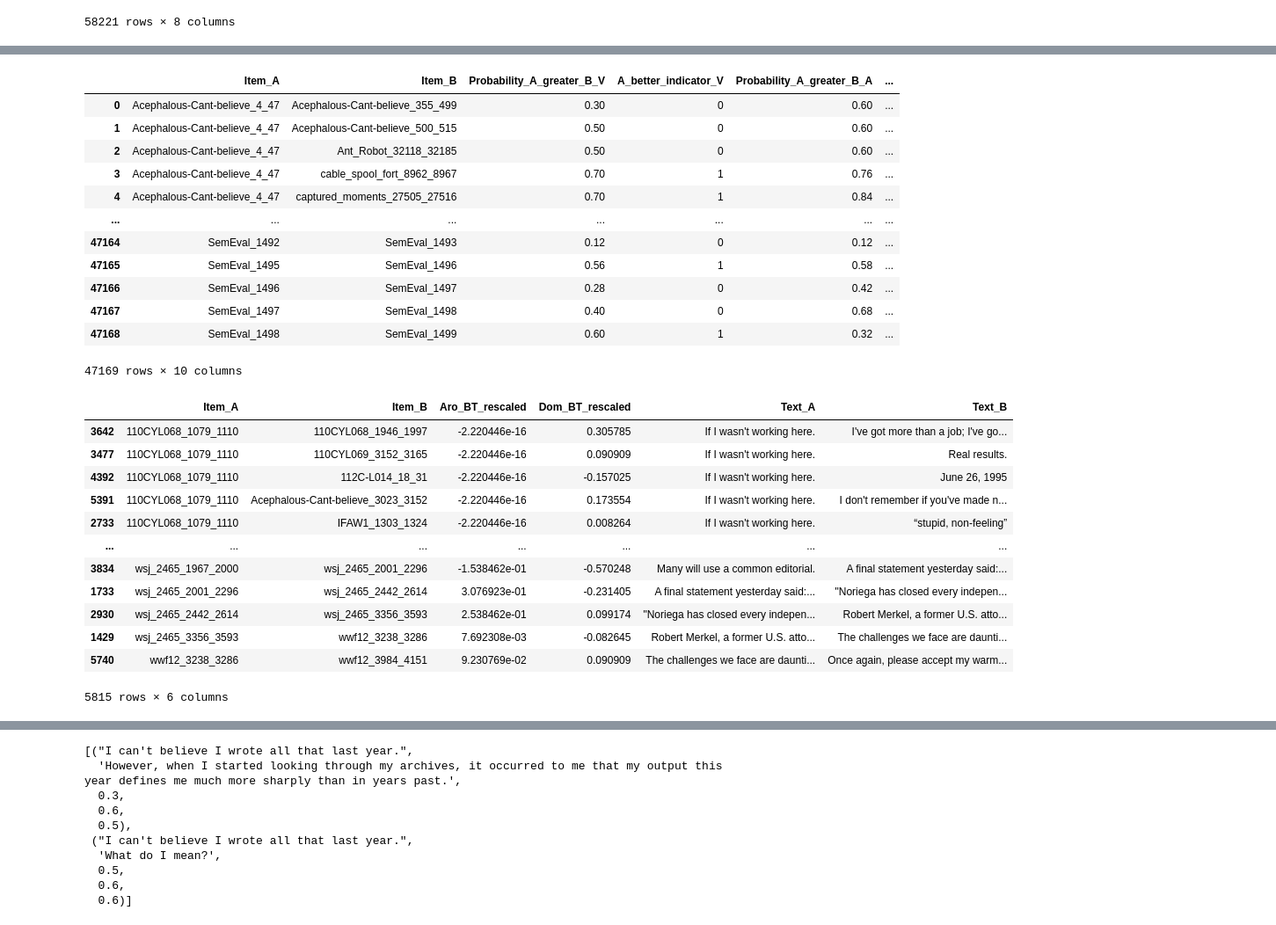
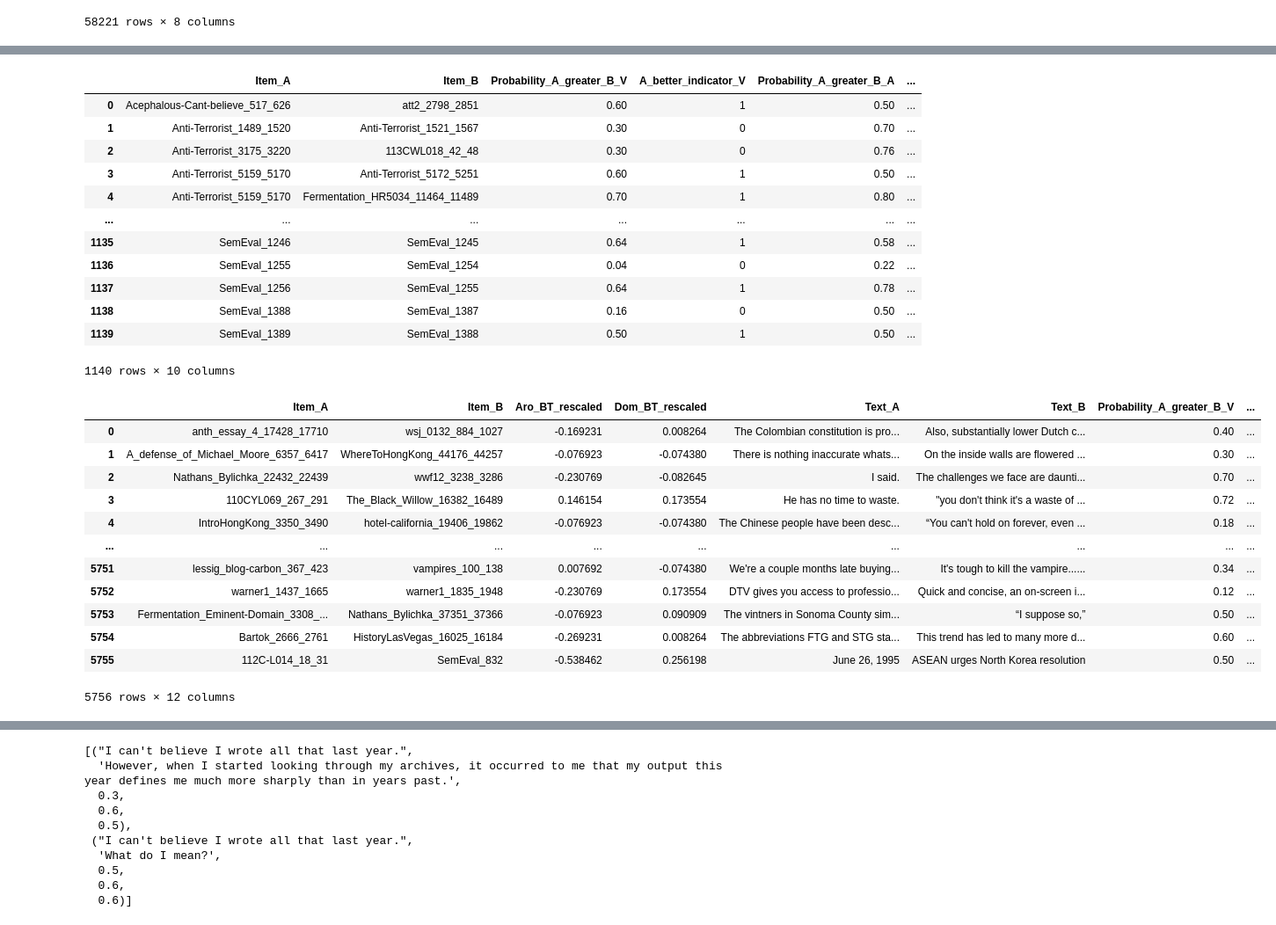
Before and after one commit to EDSI-UMD-College-Park/EmoPair, a Jupyter notebook: Model Training/reward_emobank.ipynb, the cells around one changed output, grey strips where cells are left out. Shown at 88% size. Cells and saved outputs as stored; diff of their text form; code cells hidden in the pictures.

Commit message:
updated pair train-dev splits to avoid data leakage

```diff
--- a/Model Training/reward_emobank.ipynb
+++ b/Model Training/reward_emobank.ipynb
@@ -219,22 +264,28 @@ def join_texts(pairwise_probs, emobank):
 
     return merge
 # %%
-pairwise_data = join_texts(pairwise_data, emobank)
-pairwise_data
+# pairwise_data = join_texts(pairwise_data, emobank)
+# pairwise_data
+
+train_set_pairs = join_texts(train_set_pairs, emobank)
+train_set_pairs
+
+eval_set_pairs = join_texts(eval_set_pairs, emobank)
+eval_set_pairs
 # %% [output]
 |  | Item_A | Item_B | Probability_A_greater_B_V | A_better_indicator_V | Probability_A_greater_B_A | ... |
-| 0 | Acephalous-Cant-believe_4_47 | Acephalous-Cant-believe_355_499 | 0.30 | 0 | 0.60 | ... |
-| 1 | Acephalous-Cant-believe_4_47 | Acephalous-Cant-believe_500_515 | 0.50 | 0 | 0.60 | ... |
-| 2 | Acephalous-Cant-believe_4_47 | Ant_Robot_32118_32185 | 0.50 | 0 | 0.60 | ... |
-| 3 | Acephalous-Cant-believe_4_47 | cable_spool_fort_8962_8967 | 0.70 | 1 | 0.76 | ... |
-| 4 | Acephalous-Cant-believe_4_47 | captured_moments_27505_27516 | 0.70 | 1 | 0.84 | ... |
+| 0 | Acephalous-Cant-believe_517_626 | att2_2798_2851 | 0.60 | 1 | 0.50 | ... |
+| 1 | Anti-Terrorist_1489_1520 | Anti-Terrorist_1521_1567 | 0.30 | 0 | 0.70 | ... |
+| 2 | Anti-Terrorist_3175_3220 | 113CWL018_42_48 | 0.30 | 0 | 0.76 | ... |
+| 3 | Anti-Terrorist_5159_5170 | Anti-Terrorist_5172_5251 | 0.60 | 1 | 0.50 | ... |
+| 4 | Anti-Terrorist_5159_5170 | Fermentation_HR5034_11464_11489 | 0.70 | 1 | 0.80 | ... |
 | ... | ... | ... | ... | ... | ... | ... |
-| 47164 | SemEval_1492 | SemEval_1493 | 0.12 | 0 | 0.12 | ... |
-| 47165 | SemEval_1495 | SemEval_1496 | 0.56 | 1 | 0.58 | ... |
-| 47166 | SemEval_1496 | SemEval_1497 | 0.28 | 0 | 0.42 | ... |
-| 47167 | SemEval_1497 | SemEval_1498 | 0.40 | 0 | 0.68 | ... |
-| 47168 | SemEval_1498 | SemEval_1499 | 0.60 | 1 | 0.32 | ... |
+| 1135 | SemEval_1246 | SemEval_1245 | 0.64 | 1 | 0.58 | ... |
+| 1136 | SemEval_1255 | SemEval_1254 | 0.04 | 0 | 0.22 | ... |
+| 1137 | SemEval_1256 | SemEval_1255 | 0.64 | 1 | 0.78 | ... |
+| 1138 | SemEval_1388 | SemEval_1387 | 0.16 | 0 | 0.50 | ... |
+| 1139 | SemEval_1389 | SemEval_1388 | 0.50 | 1 | 0.50 | ... |
-47169 rows × 10 columns
+1140 rows × 10 columns
 # %%
 # Make test set from emopair dataset
 
@@ -261,7 +312,7 @@ test_set_pairs = test_set_pairs.merge(
 # Rename for consistency
 test_set_pairs.rename(columns={'item1': 'Item_A', 'item2': 'Item_B'}, inplace=True)
 test_set_pairs = join_texts(test_set_pairs, emobank)
-test_set_pairs.sort_values(by=['Item_A', 'Item_B'], inplace=True)
+# test_set_pairs.sort_values(by=['Item_A', 'Item_B'], inplace=True)
 
 # Get the probabilities from V, A, and D for the test set pairs
 
@@ -271,43 +322,43 @@ test_set_pairs['pair_key'] = [
     for pair in zip(test_set_pairs['Item_A'], test_set_pairs['Item_B'])
 ]
 test_set_pair_keys = set(test_set_pairs['pair_key'])
 
 # Vectorized approach for all dimensions
 for df, dim_name in zip([V, A, D], ['V', 'A', 'D']):
     # Vectorized pair key creation
     df['pair_key'] = [
         tuple(sorted(pair))
         for pair in zip(df['Item_A'], df['Item_B'])
     ]
 
     # Filter to only test set pairs
     df_test = df[df['pair_key'].isin(test_set_pair_keys)].copy()
 
     # Clean up and rename columns
     df_test = df_test[['pair_key', 'Probability_A_greater_B', 'A_better_indicator']].copy()
     df_test.rename(columns={
         'Probability_A_greater_B': f'Probability_A_greater_B_{dim_name}',
         'A_better_indicator': f'A_better_indicator_{dim_name}'
     }, inplace=True)
 
     # Merge on normalized pair_key
     test_set_pairs = test_set_pairs.merge(df_test, on='pair_key', how='left')
 
 # Drop pair_key column
 test_set_pairs.drop(columns=['pair_key'], inplace=True)
 
 test_set_pairs
 # %% [output]
-|  | Item_A | Item_B | Aro_BT_rescaled | Dom_BT_rescaled | Text_A | Text_B |
-| 3642 | 110CYL068_1079_1110 | 110CYL068_1946_1997 | -2.220446e-16 | 0.305785 | If I wasn't working here. | I've got more than a job; I've go... |
-| 3477 | 110CYL068_1079_1110 | 110CYL069_3152_3165 | -2.220446e-16 | 0.090909 | If I wasn't working here. | Real results. |
-| 4392 | 110CYL068_1079_1110 | 112C-L014_18_31 | -2.220446e-16 | -0.157025 | If I wasn't working here. | June 26, 1995 |
-| 5391 | 110CYL068_1079_1110 | Acephalous-Cant-believe_3023_3152 | -2.220446e-16 | 0.173554 | If I wasn't working here. | I don't remember if you've made n... |
-| 2733 | 110CYL068_1079_1110 | IFAW1_1303_1324 | -2.220446e-16 | 0.008264 | If I wasn't working here. | “stupid, non-feeling” |
-| ... | ... | ... | ... | ... | ... | ... |
-| 3834 | wsj_2465_1967_2000 | wsj_2465_2001_2296 | -1.538462e-01 | -0.570248 | Many will use a common editorial. | A final statement yesterday said:... |
-| 1733 | wsj_2465_2001_2296 | wsj_2465_2442_2614 | 3.076923e-01 | -0.231405 | A final statement yesterday said:... | "Noriega has closed every indepen... |
-| 2930 | wsj_2465_2442_2614 | wsj_2465_3356_3593 | 2.538462e-01 | 0.099174 | "Noriega has closed every indepen... | Robert Merkel, a former U.S. atto... |
-| 1429 | wsj_2465_3356_3593 | wwf12_3238_3286 | 7.692308e-03 | -0.082645 | Robert Merkel, a former U.S. atto... | The challenges we face are daunti... |
-| 5740 | wwf12_3238_3286 | wwf12_3984_4151 | 9.230769e-02 | 0.090909 | The challenges we face are daunti... | Once again, please accept my warm... |
+|  | Item_A | Item_B | Aro_BT_rescaled | Dom_BT_rescaled | Text_A | Text_B | Probability_A_greater_B_V | ... |
+| 0 | anth_essay_4_17428_17710 | wsj_0132_884_1027 | -0.169231 | 0.008264 | The Colombian constitution is pro... | Also, substantially lower Dutch c... | 0.40 | ... |
+| 1 | A_defense_of_Michael_Moore_6357_6417 | WhereToHongKong_44176_44257 | -0.076923 | -0.074380 | There is nothing inaccurate whats... | On the inside walls are flowered ... | 0.30 | ... |
+| 2 | Nathans_Bylichka_22432_22439 | wwf12_3238_3286 | -0.230769 | -0.082645 | I said. | The challenges we face are daunti... | 0.70 | ... |
+| 3 | 110CYL069_267_291 | The_Black_Willow_16382_16489 | 0.146154 | 0.173554 | He has no time to waste. | "you don't think it's a waste of ... | 0.72 | ... |
+| 4 | IntroHongKong_3350_3490 | hotel-california_19406_19862 | -0.076923 | -0.074380 | The Chinese people have been desc... | “You can't hold on forever, even ... | 0.18 | ... |
+| ... | ... | ... | ... | ... | ... | ... | ... | ... |
+| 5751 | lessig_blog-carbon_367_423 | vampires_100_138 | 0.007692 | -0.074380 | We're a couple months late buying... | It's tough to kill the vampire...... | 0.34 | ... |
+| 5752 | warner1_1437_1665 | warner1_1835_1948 | -0.230769 | 0.173554 | DTV gives you access to professio... | Quick and concise, an on-screen i... | 0.12 | ... |
+| 5753 | Fermentation_Eminent-Domain_3308_... | Nathans_Bylichka_37351_37366 | -0.076923 | 0.090909 | The vintners in Sonoma County sim... | “I suppose so,” | 0.50 | ... |
+| 5754 | Bartok_2666_2761 | HistoryLasVegas_16025_16184 | -0.269231 | 0.008264 | The abbreviations FTG and STG sta... | This trend has led to many more d... | 0.60 | ... |
+| 5755 | 112C-L014_18_31 | SemEval_832 | -0.538462 | 0.256198 | June 26, 1995 | ASEAN urges North Korea resolution | 0.50 | ... |
-5815 rows × 6 columns
+5756 rows × 12 columns
```
Also changed, not shown: parts of 6 cells of this notebook, 1 other file.
